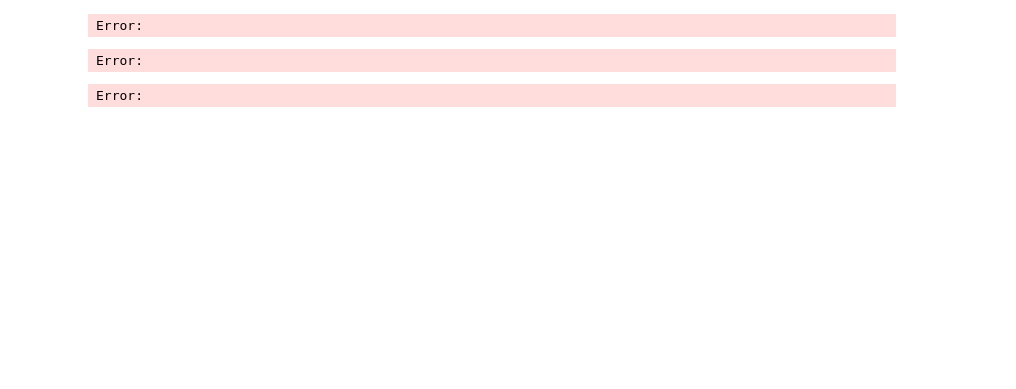
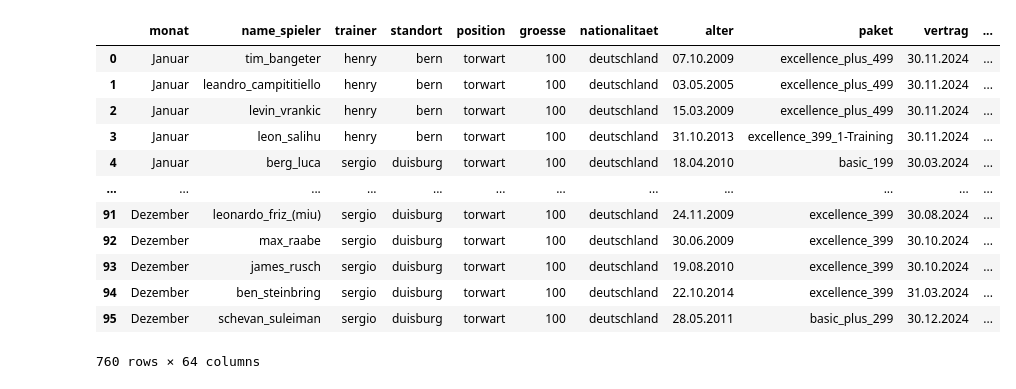
Before and after one commit to omar-elmaria/dfp_spielerbeurteilung_dashboard, a Jupyter notebook: notebook.ipynb, the cells around one changed output. Saved outputs shown, nothing was run; the diff lists cells and outputs as text; code cells hidden in the pictures; blank space fills up the shorter version.

```diff
--- a/notebook.ipynb
+++ b/notebook.ipynb
@@ -19,3 +20,15 @@ special_chars = ["(", ")", "/", "-", ",", ".", "+"]
 
 # Umlauts
 umlauts = {"ä": "ae", "ö": "oe", "ü": "ue", "ß": "ss"}
+
+# Months to take into account
+mon_incl = "jan|mai|aug"
+
+# Skill categories for the widgets under the bar chart
+skill_cats_widget = ["linear_sprint_30", "agility_mit_ball", "agility_ohne_ball", "jonglieren_8er", "dribbling_8er", "passspiel_ballkontrolle"]
+
+# is_use_gsheet variable
+is_use_gsheet = True
+
+# Google Sheet ID
+google_sheet_id = "1DALKfwo40QMFRjLLySAvLDjc5yb9sCK9c5eH5r19h_k"
@@ -290,6 +328,0 @@ Error:
-# %%
-# If the path does not contain csv_dateien, then the current working directory will be add it to the path
-if "csv_dateien" not in os.getcwd():
-    os.chdir(os.getcwd() + "/csv_dateien")
-# %% [output]
-Error:
@@ -296,21 +360,38 @@ Error:
 # %%
-# List all CSV files in the current directory starting with the word "spielerbeurteilung"
-csv_files = [f for f in os.listdir('.') if os.path.isfile(f) and f.startswith("spielerbeurteilung") and f.endswith(".csv")]
-print(csv_files)
-# Import the dataset
-df_list = []
-for filename in csv_files:
-    df_iter = pd.read_csv(filename, encoding="unicode_escape")
-    # Extract the year from the file name and create a new column called year showing the year of the dataset
-    df_iter["jahr"] = "20" + str(filename.split("_")[2].split(".")[0])
-    df_list.append(df_iter)
+if is_use_gsheet == False:
+    # If the path does not contain csv_dateien, then the current working directory will be add it to the path
+    if "csv_dateien" not in os.getcwd():
+        os.chdir(os.getcwd() + "/csv_dateien")
 
-df = pd.concat(df_list)
+    # List all CSV files in the current directory starting with the word "spielerbeurteilung"
+    csv_files = [f for f in os.listdir('.') if os.path.isfile(f) and f.startswith("spielerbeurteilung") and f.endswith(".csv") and re.findall(mon_incl, f) != []]
+    print(csv_files)
+    # Import the dataset
+    df_list = []
+    for filename in csv_files:
+        df_iter = pd.read_csv(filename, encoding="unicode_escape", sep=";")
+        # Extract the year from the file name and create a new column called year showing the year of the dataset
+        df_iter["jahr"] = "20" + str(filename.split("_")[2].split(".")[0])
+        df_list.append(df_iter)
+
+    df = pd.concat(df_list)
+else:
+    df = google_sheet_reader(google_sheet_id)
+
+# Display the dataframe
+df
 # %% [output]
+|  | monat | name_spieler | trainer | standort | position | groesse | nationalitaet | alter | paket | vertrag | ... |
+| 0 | Januar | tim_bangeter | henry | bern | torwart | 100 | deutschland | 07.10.2009 | excellence_plus_499 | 30.11.2024 | ... |
+| 1 | Januar | leandro_campititiello | henry | bern | torwart | 100 | deutschland | 03.05.2005 | excellence_plus_499 | 30.11.2024 | ... |
+| 2 | Januar | levin_vrankic | henry | bern | torwart | 100 | deutschland | 15.03.2009 | excellence_plus_499 | 30.11.2024 | ... |
+| 3 | Januar | leon_salihu | henry | bern | torwart | 100 | deutschland | 31.10.2013 | excellence_399_1-Training | 30.11.2024 | ... |
+| 4 | Januar | berg_luca | sergio | duisburg | torwart | 100 | deutschland | 18.04.2010 | basic_199 | 30.03.2024 | ... |
+| ... | ... | ... | ... | ... | ... | ... | ... | ... | ... | ... | ... |
+| 91 | Dezember | leonardo_friz_(miu) | sergio | duisburg | torwart | 100 | deutschland | 24.11.2009 | excellence_399 | 30.08.2024 | ... |
+| 92 | Dezember | max_raabe | sergio | duisburg | torwart | 100 | deutschland | 30.06.2009 | excellence_399 | 30.10.2024 | ... |
+| 93 | Dezember | james_rusch | sergio | duisburg | torwart | 100 | deutschland | 19.08.2010 | excellence_399 | 30.10.2024 | ... |
+| 94 | Dezember | ben_steinbring | sergio | duisburg | torwart | 100 | deutschland | 22.10.2014 | excellence_399 | 31.03.2024 | ... |
+| 95 | Dezember | schevan_suleiman | sergio | duisburg | torwart | 100 | deutschland | 28.05.2011 | basic_plus_299 | 30.12.2024 | ... |
-Error:
+760 rows × 64 columns
-# %%
-# Make the names of all columns lowercase
-df.columns = map(str.lower, df.columns)
-# %% [output]
-Error:
 # %%
```
Also changed, not shown: parts of 11 cells of this notebook.
